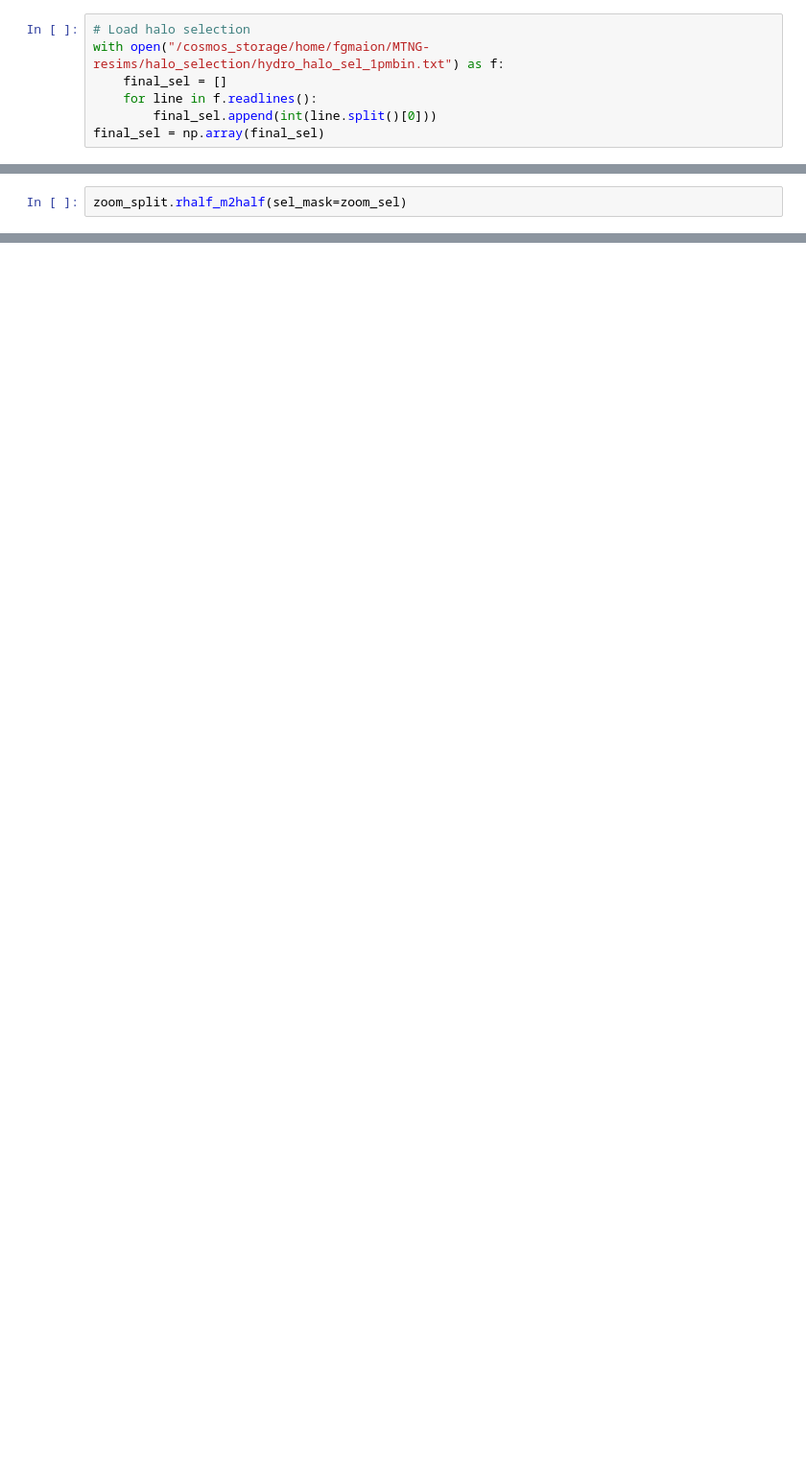
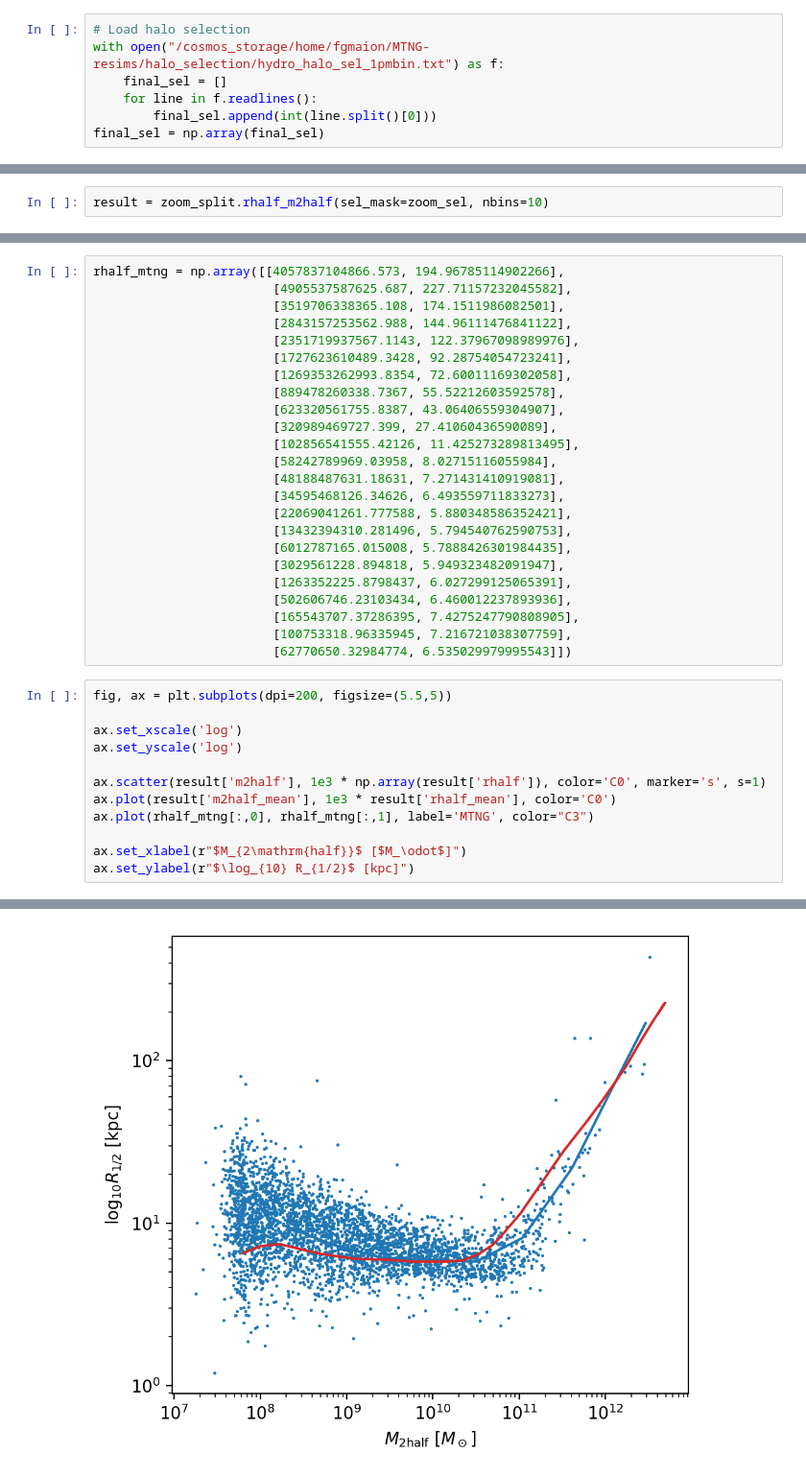
Before and after one commit to fgmaion/MTNG-resims, a Jupyter notebook: Notebooks/size_mass/size_mass.ipynb, the cells around one changed output, grey strips where cells are left out. Shown at 96% size. Cells and saved outputs as stored; diff of their text form; blank space fills up the shorter version.

```diff
--- a/Notebooks/size_mass/size_mass.ipynb
+++ b/Notebooks/size_mass/size_mass.ipynb
@@ -67,3 +125,3 @@ zoom_split = utils.split_halos(zoom)
 # %%
-zoom_split.rhalf_m2half(sel_mask=zoom_sel)
+result = zoom_split.rhalf_m2half(sel_mask=zoom_sel, nbins=10)
 # %% [output]
@@ -110,0 +152,37 @@ zoom_split.rhalf_m2half(sel_mask=zoom_sel)
+# %%
+rhalf_mtng = np.array([[4057837104866.573, 194.96785114902266],
+                        [4905537587625.687, 227.71157232045582],
+                        [3519706338365.108, 174.1511986082501],
+                        [2843157253562.988, 144.96111476841122],
+                        [2351719937567.1143, 122.37967098989976],
+                        [1727623610489.3428, 92.28754054723241],
+                        [1269353262993.8354, 72.60011169302058],
+                        [889478260338.7367, 55.52212603592578],
+                        [623320561755.8387, 43.06406559304907],
+                        [320989469727.399, 27.41060436590089],
+                        [102856541555.42126, 11.425273289813495],
+                        [58242789969.03958, 8.02715116055984],
+                        [48188487631.18631, 7.271431410919081],
+                        [34595468126.34626, 6.493559711833273],
+                        [22069041261.777588, 5.880348586352421],
+                        [13432394310.281496, 5.794540762590753],
+                        [6012787165.015008, 5.7888426301984435],
+                        [3029561228.894818, 5.949323482091947],
+                        [1263352225.8798437, 6.027299125065391],
+                        [502606746.23103434, 6.460012237893936],
+                        [165543707.37286395, 7.4275247790808905],
+                        [100753318.96335945, 7.216721038307759],
+                        [62770650.32984774, 6.535029979995543]])
+# %%
+fig, ax = plt.subplots(dpi=200, figsize=(5.5,5))
+
+ax.set_xscale('log')
+ax.set_yscale('log')
+
+ax.scatter(result['m2half'], 1e3 * np.array(result['rhalf']), color='C0', marker='s', s=1)
+ax.plot(result['m2half_mean'], 1e3 * result['rhalf_mean'], color='C0')
+ax.plot(rhalf_mtng[:,0], rhalf_mtng[:,1], label='MTNG', color="C3")
+
+ax.set_xlabel(r"$M_{2\mathrm{half}}$ [$M_\odot$]")
+ax.set_ylabel(r"$\log_{10} R_{1/2}$ [kpc]")
+# %% [output]
@@ -110,0 +190 @@ zoom_split.rhalf_m2half(sel_mask=zoom_sel)
+[figure, added]
```
Also changed, not shown: parts of 19 cells of this notebook, 5 other files.
